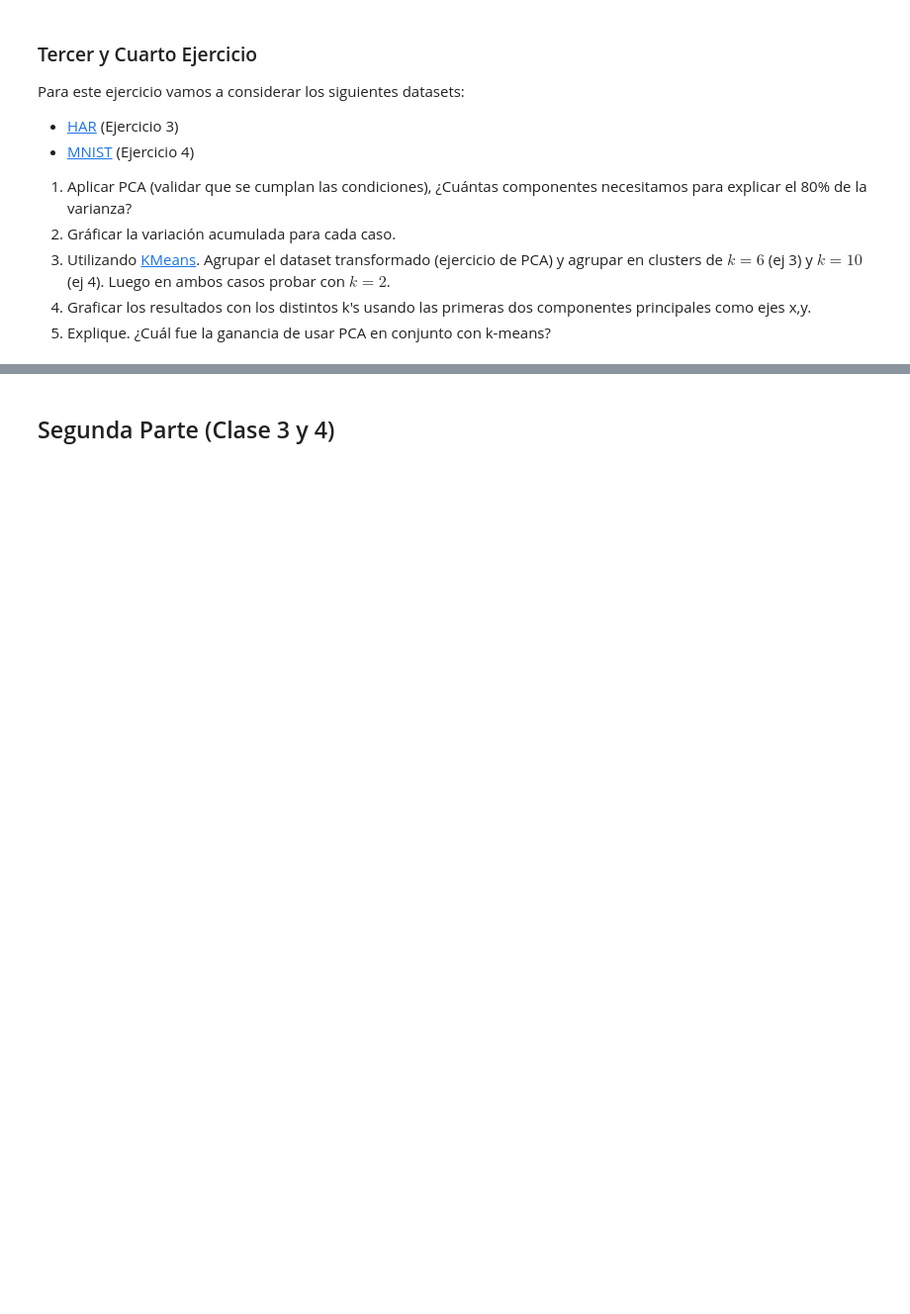
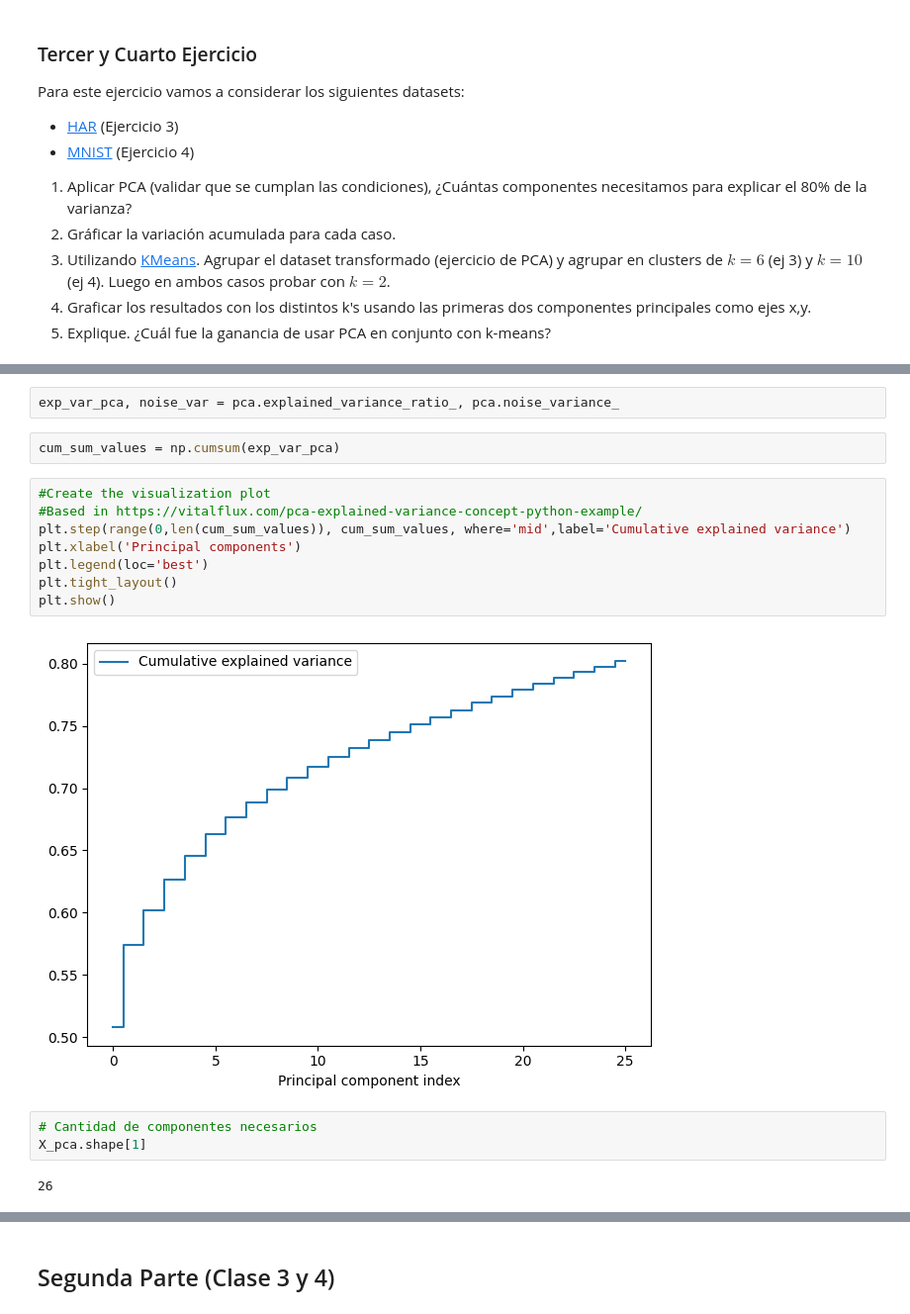
Before and after one commit to BenjaSar/IIA, a Jupyter notebook: tp_integrador.ipynb, the cells around one changed output, grey strips where cells are left out. Shown at 99% size. Drawn from its saved outputs; the diff is of its cells as text; blank space fills up the shorter version.

```diff
--- a/tp_integrador.ipynb
+++ b/tp_integrador.ipynb
@@ -101,0 +240,19 @@ Para este ejercicio vamos a considerar los siguientes datasets:
+# %%
+exp_var_pca, noise_var = pca.explained_variance_ratio_, pca.noise_variance_
+# %%
+cum_sum_values = np.cumsum(exp_var_pca)
+# %%
+#Create the visualization plot
+#Based in https://vitalflux.com/pca-explained-variance-concept-python-example/
+plt.step(range(0,len(cum_sum_values)), cum_sum_values, where='mid',label='Cumulative explained variance')
+plt.xlabel('Principal components')
+plt.legend(loc='best')
+plt.tight_layout()
+plt.show()
+# %% [output]
+[figure, added]
+# %%
+# Cantidad de componentes necesarios
+X_pca.shape[1]
+# %% [output]
+26
```
Also changed, not shown: parts of 40 cells of this notebook.
